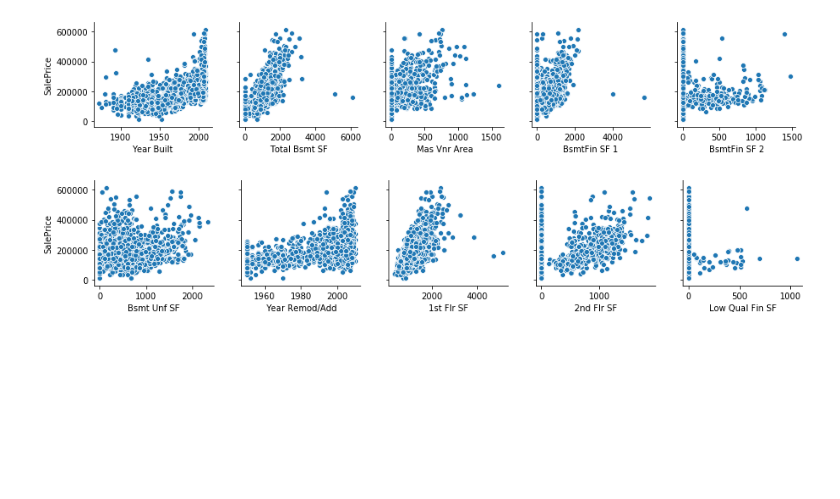
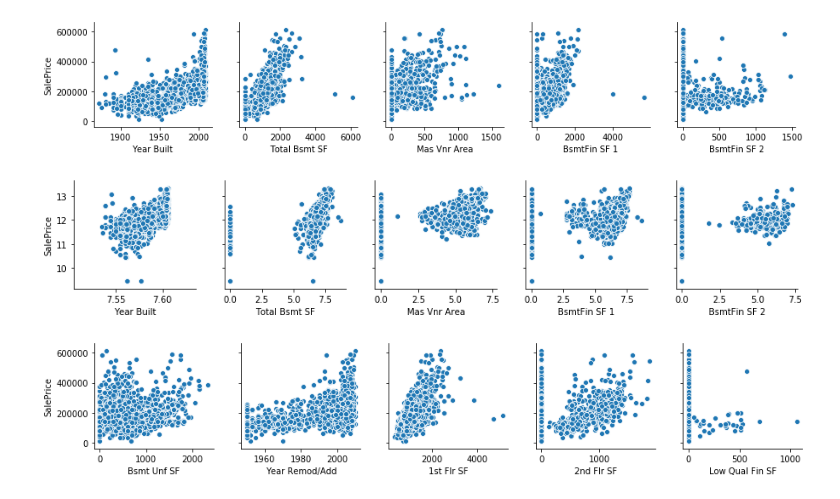
Before and after one commit to pwalesdi/Ames_Housing_Data, a Jupyter notebook: Project_2_Graphs & Relationships.ipynb, the cells around one changed output. Saved outputs shown, nothing was run; the diff lists cells and outputs as text; code cells hidden in the pictures; blank space fills up the shorter version.

```diff
--- a/Project_2_Graphs & Relationships.ipynb
+++ b/Project_2_Graphs & Relationships.ipynb
@@ -60,6 +66,12 @@ pp1 = sns.pairplot(data=ames_train_numeric,
                   y_vars=['SalePrice'])
 # %% [output]
 [figure]
+# %%
+pp1 = sns.pairplot(data=ames_train_numeric_log,
+                  x_vars=['Year Built','Total Bsmt SF', 'Mas Vnr Area', 'BsmtFin SF 1', 'BsmtFin SF 2'],
+                  y_vars=['SalePrice'])
+# %% [output]
+[figure, added]
 # %%
 pp2 = sns.pairplot(data=ames_train_numeric,
                   x_vars=['Bsmt Unf SF','Year Remod/Add', '1st Flr SF', '2nd Flr SF', 'Low Qual Fin SF'],
```
Also changed, not shown: parts of 20 cells of this notebook, 5 other files.
